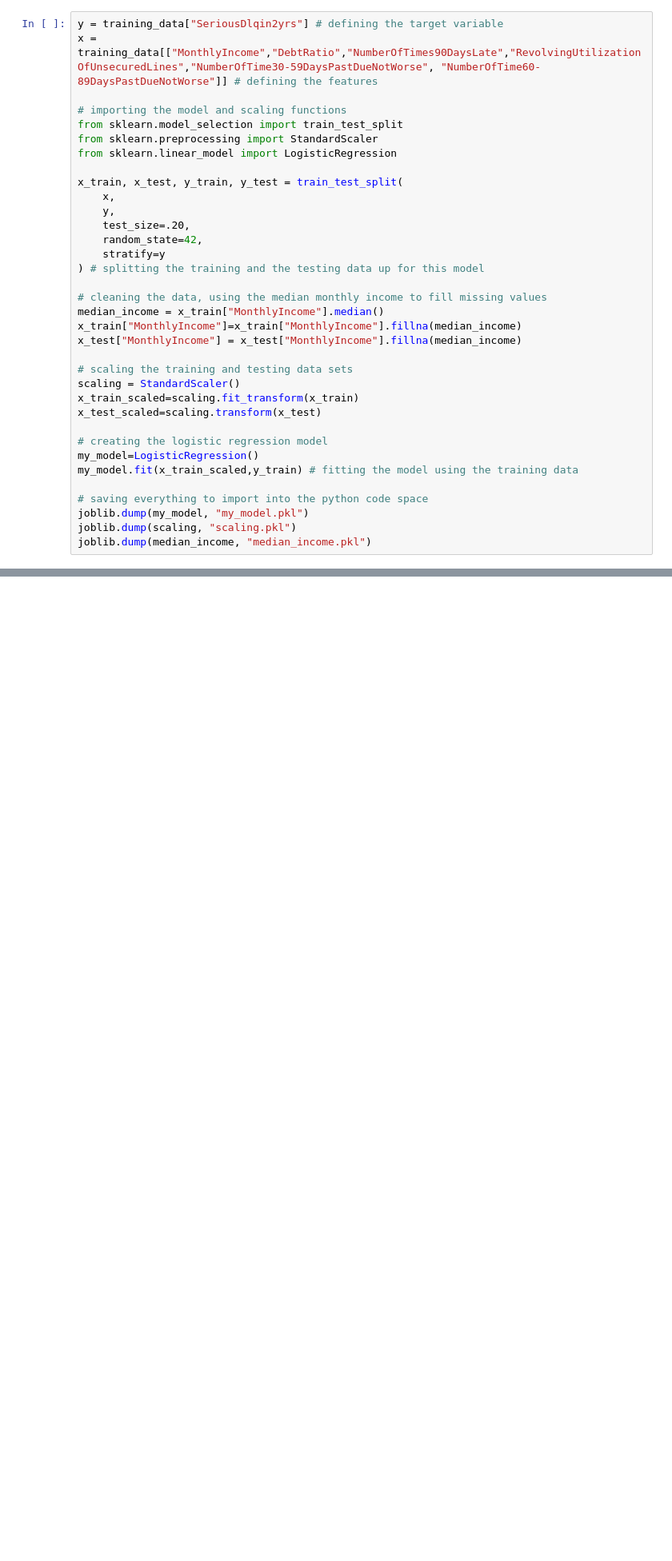
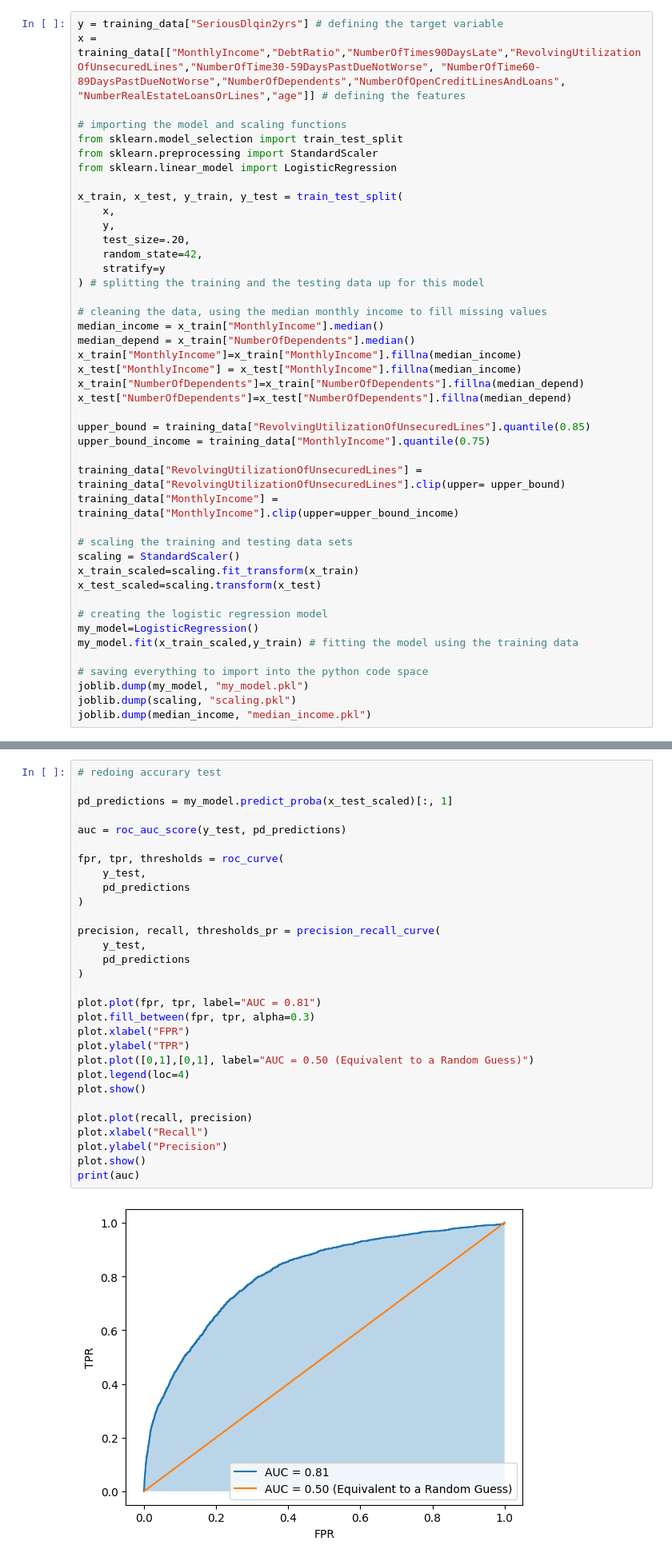
Before and after one commit to akpope/2-Line-of-Defense-FIM500-, a Jupyter notebook: PD Model/model.ipynb, the cells around one changed output, grey strips where cells are left out. Shown at 80% size. Cells and saved outputs as stored; diff of their text form; blank space fills up the shorter version.

```diff
--- a/PD Model/model.ipynb
+++ b/PD Model/model.ipynb
@@ -13,6 +15,6 @@ training_data=pd.read_csv("/Users/annakpope/Downloads/fim500 : project/model doc
 # %%
 y = training_data["SeriousDlqin2yrs"] # defining the target variable
-x = training_data[["MonthlyIncome","DebtRatio","NumberOfTimes90DaysLate","RevolvingUtilizationOfUnsecuredLines","NumberOfTime30-59DaysPastDueNotWorse", "NumberOfTime60-89DaysPastDueNotWorse"]] # defining the features
+x = training_data[["MonthlyIncome","DebtRatio","NumberOfTimes90DaysLate","RevolvingUtilizationOfUnsecuredLines","NumberOfTime30-59DaysPastDueNotWorse", "NumberOfTime60-89DaysPastDueNotWorse","NumberOfDependents","NumberOfOpenCreditLinesAndLoans", "NumberRealEstateLoansOrLines","age"]] # defining the features
 
 # importing the model and scaling functions
 from sklearn.model_selection import train_test_split
@@ -29,8 +31,17 @@ x_train, x_test, y_train, y_test = train_test_split(
 
 # cleaning the data, using the median monthly income to fill missing values
 median_income = x_train["MonthlyIncome"].median()
+median_depend = x_train["NumberOfDependents"].median()
 x_train["MonthlyIncome"]=x_train["MonthlyIncome"].fillna(median_income)
 x_test["MonthlyIncome"] = x_test["MonthlyIncome"].fillna(median_income)
+x_train["NumberOfDependents"]=x_train["NumberOfDependents"].fillna(median_depend)
+x_test["NumberOfDependents"]=x_test["NumberOfDependents"].fillna(median_depend)
+
+upper_bound = training_data["RevolvingUtilizationOfUnsecuredLines"].quantile(0.85)
+upper_bound_income = training_data["MonthlyIncome"].quantile(0.75)
+
+training_data["RevolvingUtilizationOfUnsecuredLines"] = training_data["RevolvingUtilizationOfUnsecuredLines"].clip(upper= upper_bound)
+training_data["MonthlyIncome"] = training_data["MonthlyIncome"].clip(upper=upper_bound_income)
 
 # scaling the training and testing data sets
 scaling = StandardScaler()
@@ -110,0 +150,32 @@ new_predictions
+# %%
+# redoing accurary test
+
+pd_predictions = my_model.predict_proba(x_test_scaled)[:, 1]
+
+auc = roc_auc_score(y_test, pd_predictions)
+
+fpr, tpr, thresholds = roc_curve(
+    y_test,
+    pd_predictions
+)
+
+precision, recall, thresholds_pr = precision_recall_curve(
+    y_test,
+    pd_predictions
+)
+
+plot.plot(fpr, tpr, label="AUC = 0.81")
+plot.fill_between(fpr, tpr, alpha=0.3)
+plot.xlabel("FPR")
+plot.ylabel("TPR")
+plot.plot([0,1],[0,1], label="AUC = 0.50 (Equivalent to a Random Guess)")
+plot.legend(loc=4)
+plot.show()
+
+plot.plot(recall, precision)
+plot.xlabel("Recall")
+plot.ylabel("Precision")
+plot.show()
+print(auc)
+# %% [output]
+[figure, added]
```
Also changed, not shown: parts of 7 cells of this notebook, 1 other file.
